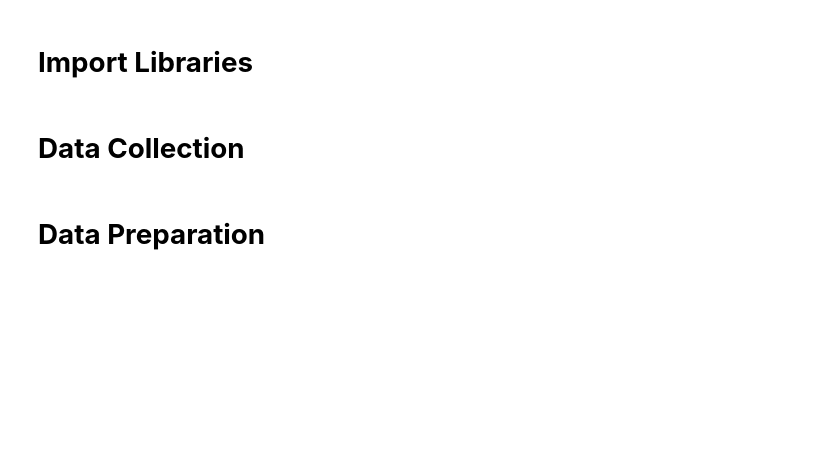
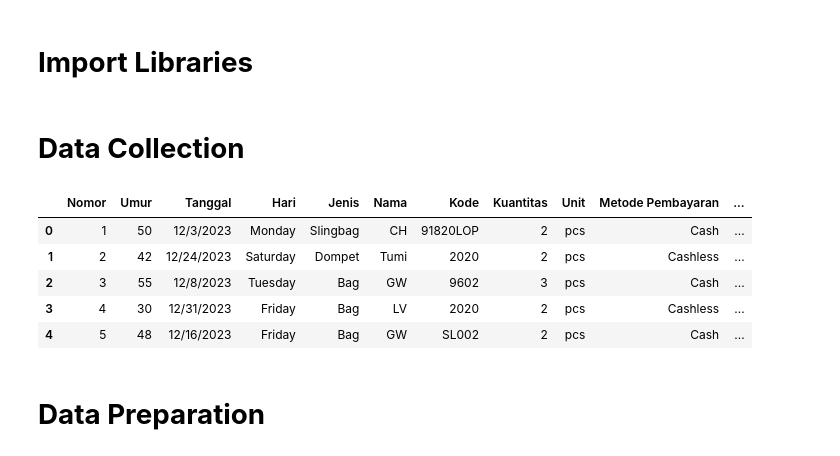
Before and after one commit to randyhg/ml-quantity-pred, a Jupyter notebook: main.ipynb, the cells around one changed output. Saved outputs shown, nothing was run; the diff lists cells and outputs as text; code cells hidden in the pictures; blank space fills up the shorter version.

```diff
--- a/main.ipynb
+++ b/main.ipynb
@@ -28,12 +29,19 @@ from datetime import datetime
 # %% [markdown]
 # **Data Collection**
 # %%
-data = pd.read_csv('example_data.csv')
+data = pd.read_csv('data.csv')
 
 # for revert the scaled pred y to it's real value later
-unscaled_data = pd.read_csv('example_data.csv')
+unscaled_data = pd.read_csv('data.csv')
 
 data.head()
+# %% [output]
+|  | Nomor | Umur | Tanggal | Hari | Jenis | Nama | Kode | Kuantitas | Unit | Metode Pembayaran | ... |
+| 0 | 1 | 50 | 12/3/2023 | Monday | Slingbag | CH | 91820LOP | 2 | pcs | Cash | ... |
+| 1 | 2 | 42 | 12/24/2023 | Saturday | Dompet | Tumi | 2020 | 2 | pcs | Cashless | ... |
+| 2 | 3 | 55 | 12/8/2023 | Tuesday | Bag | GW | 9602 | 3 | pcs | Cash | ... |
+| 3 | 4 | 30 | 12/31/2023 | Friday | Bag | LV | 2020 | 2 | pcs | Cashless | ... |
+| 4 | 5 | 48 | 12/16/2023 | Friday | Bag | GW | SL002 | 2 | pcs | Cash | ... |
 # %% [markdown]
 # **Data Preparation**
 # %% [markdown]
```
Also changed, not shown: parts of 50 cells of this notebook, 9 other files.
